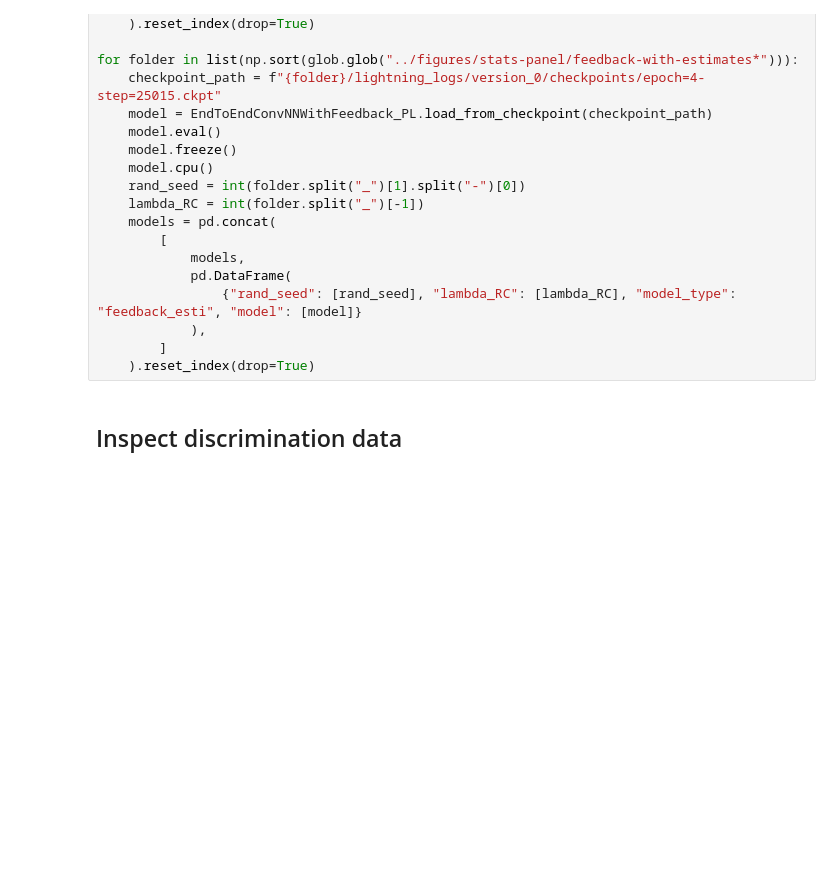
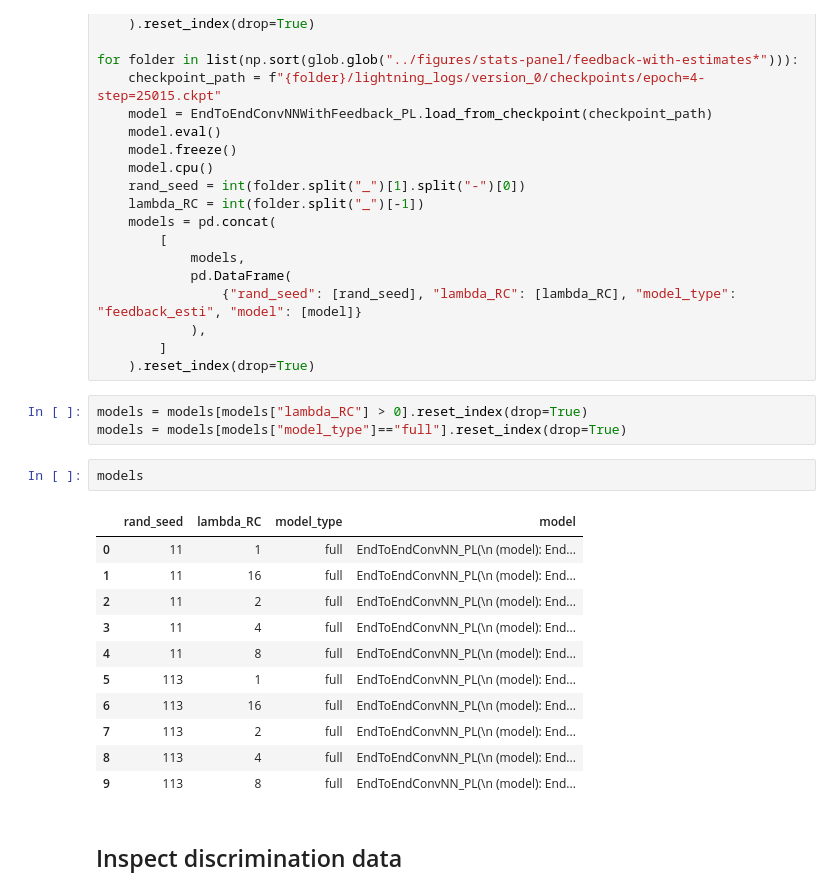
Before and after one commit to DenisTurcu/efish-characterization, a Jupyter notebook: paper-reviews-replies/discrimination-task.ipynb, the cells around one changed output. Drawn from its saved outputs; the diff is of its cells as text; blank space fills up the shorter version.

```diff
--- a/paper-reviews-replies/discrimination-task.ipynb
+++ b/paper-reviews-replies/discrimination-task.ipynb
@@ -101,6 +101,23 @@ for folder in list(np.sort(glob.glob("../figures/stats-panel/feedback-with-estim
             ),
         ]
     ).reset_index(drop=True)
+# %%
+models = models[models["lambda_RC"] > 0].reset_index(drop=True)
+models = models[models["model_type"]=="full"].reset_index(drop=True)
+# %%
+models
+# %% [output]
+|  | rand_seed | lambda_RC | model_type | model |
+| 0 | 11 | 1 | full | EndToEndConvNN_PL(\n (model): End... |
+| 1 | 11 | 16 | full | EndToEndConvNN_PL(\n (model): End... |
+| 2 | 11 | 2 | full | EndToEndConvNN_PL(\n (model): End... |
+| 3 | 11 | 4 | full | EndToEndConvNN_PL(\n (model): End... |
+| 4 | 11 | 8 | full | EndToEndConvNN_PL(\n (model): End... |
+| 5 | 113 | 1 | full | EndToEndConvNN_PL(\n (model): End... |
+| 6 | 113 | 16 | full | EndToEndConvNN_PL(\n (model): End... |
+| 7 | 113 | 2 | full | EndToEndConvNN_PL(\n (model): End... |
+| 8 | 113 | 4 | full | EndToEndConvNN_PL(\n (model): End... |
+| 9 | 113 | 8 | full | EndToEndConvNN_PL(\n (model): End... |
 # %% [markdown]
 ## Inspect discrimination data
 # %%
```
Also changed, not shown: parts of 8 cells of this notebook.
